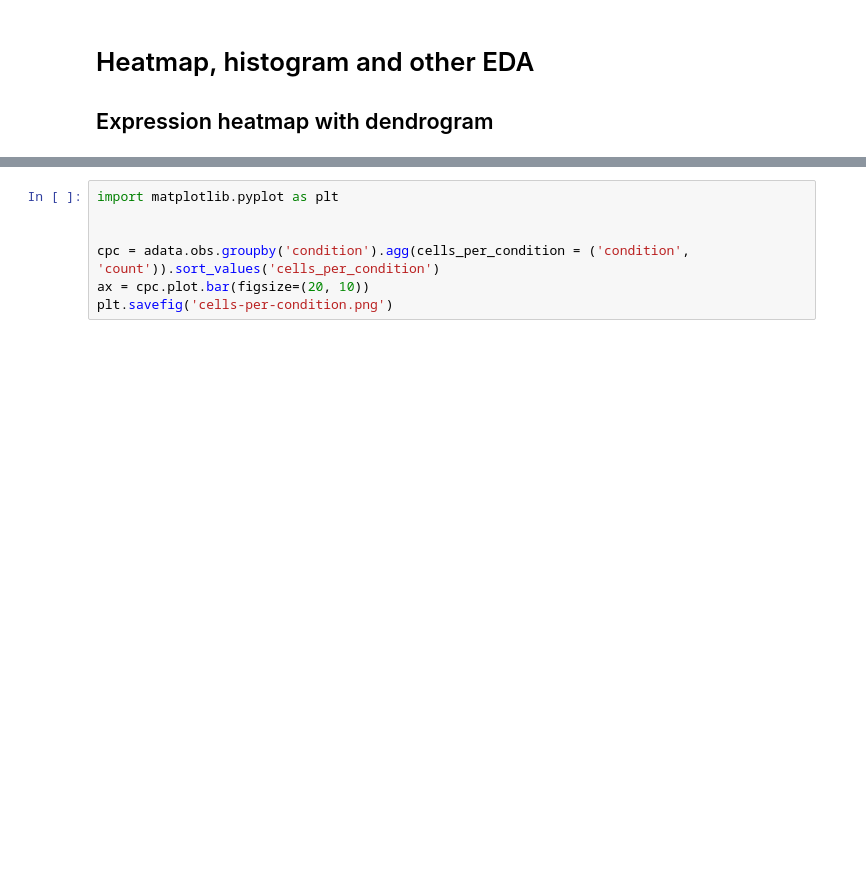
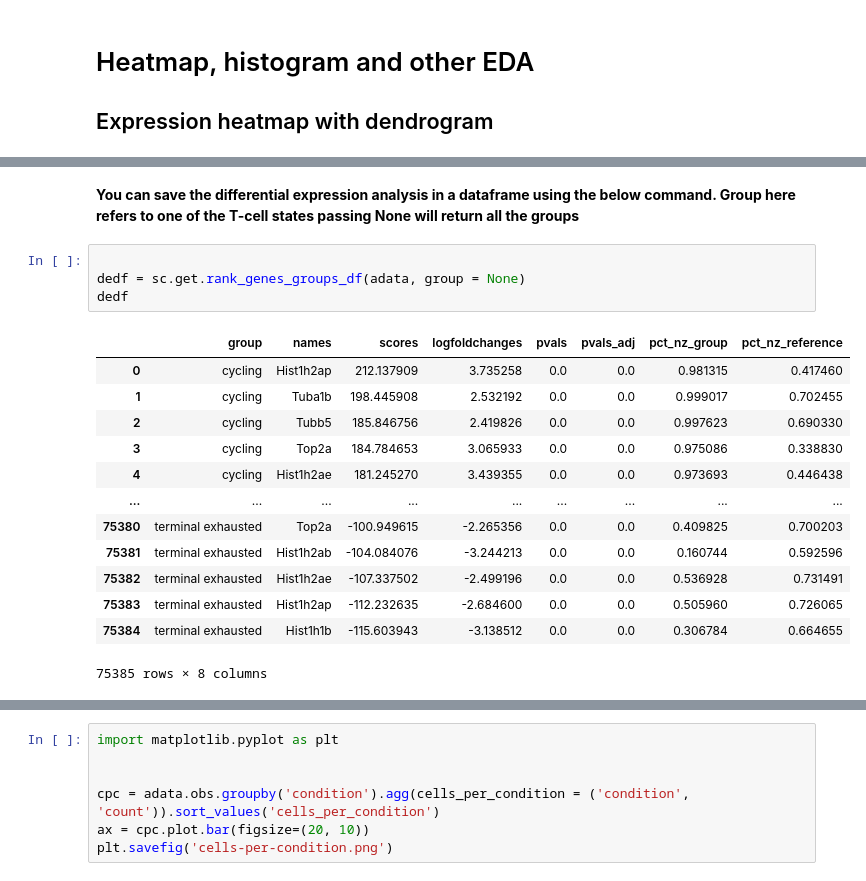
Before and after one commit to amandakhoo/CIDS2023, a Jupyter notebook: EDA.ipynb, the cells around one changed output, grey strips where cells are left out. Saved outputs shown, nothing was run; the diff lists cells and outputs as text; blank space fills up the shorter version.

```diff
--- a/EDA.ipynb
+++ b/EDA.ipynb
@@ -119,0 +120,21 @@ WARNING: saving figure to file figures/heatmap.png
+# %% [markdown]
+**You can save the differential expression analysis in a dataframe using the below command. Group here refers to one of the T-cell states
+passing None will return all the groups**
+# %%
+
+dedf = sc.get.rank_genes_groups_df(adata, group = None)
+dedf
+# %% [output]
+|  | group | names | scores | logfoldchanges | pvals | pvals_adj | pct_nz_group | pct_nz_reference |
+| 0 | cycling | Hist1h2ap | 212.137909 | 3.735258 | 0.0 | 0.0 | 0.981315 | 0.417460 |
+| 1 | cycling | Tuba1b | 198.445908 | 2.532192 | 0.0 | 0.0 | 0.999017 | 0.702455 |
+| 2 | cycling | Tubb5 | 185.846756 | 2.419826 | 0.0 | 0.0 | 0.997623 | 0.690330 |
+| 3 | cycling | Top2a | 184.784653 | 3.065933 | 0.0 | 0.0 | 0.975086 | 0.338830 |
+| 4 | cycling | Hist1h2ae | 181.245270 | 3.439355 | 0.0 | 0.0 | 0.973693 | 0.446438 |
+| ... | ... | ... | ... | ... | ... | ... | ... | ... |
+| 75380 | terminal exhausted | Top2a | -100.949615 | -2.265356 | 0.0 | 0.0 | 0.409825 | 0.700203 |
+| 75381 | terminal exhausted | Hist1h2ab | -104.084076 | -3.244213 | 0.0 | 0.0 | 0.160744 | 0.592596 |
+| 75382 | terminal exhausted | Hist1h2ae | -107.337502 | -2.499196 | 0.0 | 0.0 | 0.536928 | 0.731491 |
+| 75383 | terminal exhausted | Hist1h2ap | -112.232635 | -2.684600 | 0.0 | 0.0 | 0.505960 | 0.726065 |
+| 75384 | terminal exhausted | Hist1h1b | -115.603943 | -3.138512 | 0.0 | 0.0 | 0.306784 | 0.664655 |
+75385 rows × 8 columns
```
Also changed, not shown: parts of 27 cells of this notebook, 2 other files.
